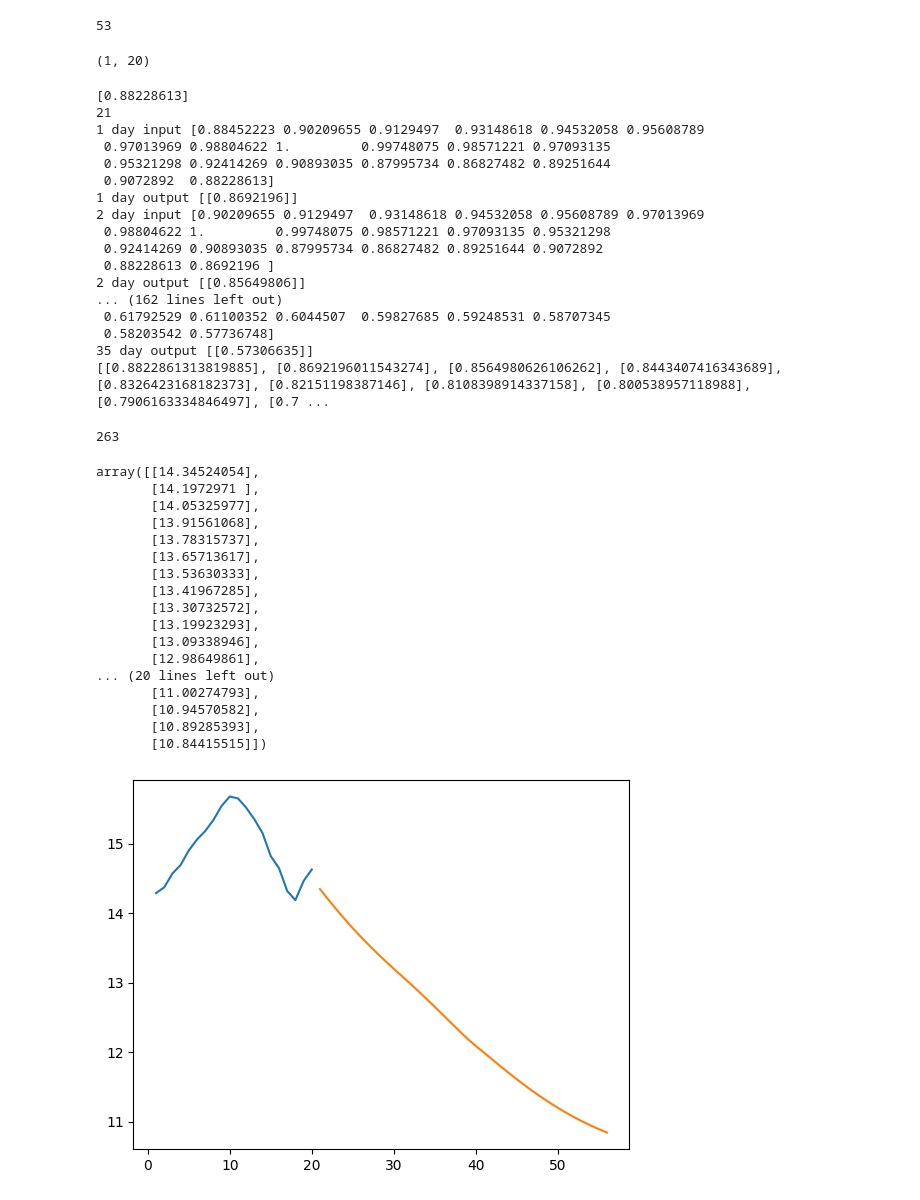
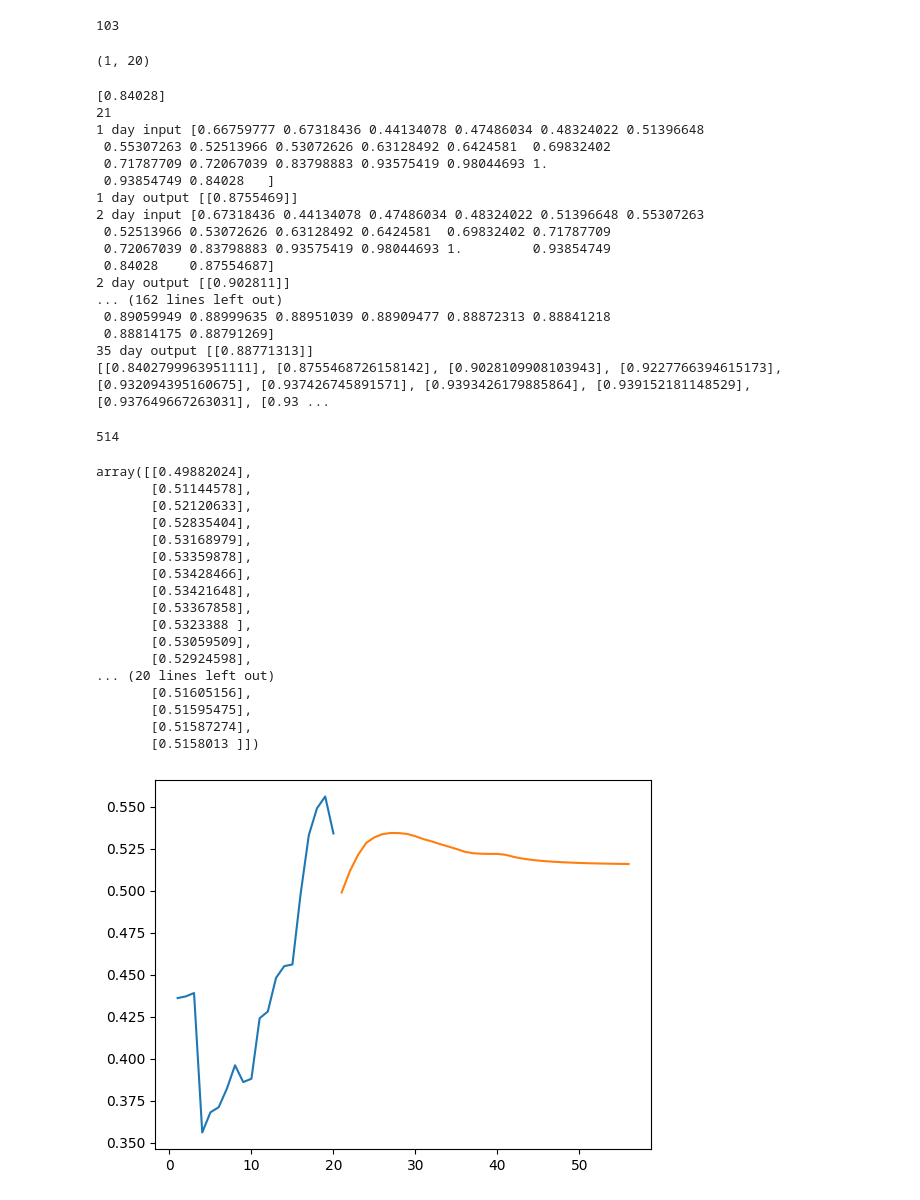
Before and after one commit to thanatpp/scrape_shopee, a Jupyter notebook: train_model/example_forecast.ipynb, the cells around one changed output. Cells and saved outputs as stored; diff of their text form; code cells hidden in the pictures.

```diff
--- a/train_model/example_forecast.ipynb
+++ b/train_model/example_forecast.ipynb
@@ -1,7 +1,7 @@
 # %%
 import pandas as pd
 # %%
-df = pd.read_csv('../data/data_soyben_month_1.csv')
+df = pd.read_csv('../data/flour_white_month.csv')
 df.head()
 # %% [output]
 |  | date | value |
@@ -135,9 +132,9 @@ plt.show()
 # %%
 len(test_data)
 # %% [output]
-53
+103
 # %%
-x_input=test_data[33:].reshape(1,-1)
+x_input=test_data[83:].reshape(1,-1)
 x_input.shape
 # %% [output]
 (1, 20)
@@ -178,23 +175,23 @@ while(i<36):
 
 print(lst_output)
 # %% [output]
-[0.88228613]
+[0.84028]
 21
-1 day input [0.88452223 0.90209655 0.9129497  0.93148618 0.94532058 0.95608789
- 0.97013969 0.98804622 1.         0.99748075 0.98571221 0.97093135
- 0.95321298 0.92414269 0.90893035 0.87995734 0.86827482 0.89251644
- 0.9072892  0.88228613]
-1 day output [[0.8692196]]
-2 day input [0.90209655 0.9129497  0.93148618 0.94532058 0.95608789 0.97013969
- 0.98804622 1.         0.99748075 0.98571221 0.97093135 0.95321298
- 0.92414269 0.90893035 0.87995734 0.86827482 0.89251644 0.9072892
- 0.88228613 0.8692196 ]
-2 day output [[0.85649806]]
+1 day input [0.66759777 0.67318436 0.44134078 0.47486034 0.48324022 0.51396648
+ 0.55307263 0.52513966 0.53072626 0.63128492 0.6424581  0.69832402
+ 0.71787709 0.72067039 0.83798883 0.93575419 0.98044693 1.
+ 0.93854749 0.84028   ]
+1 day output [[0.8755469]]
+2 day input [0.67318436 0.44134078 0.47486034 0.48324022 0.51396648 0.55307263
+ 0.52513966 0.53072626 0.63128492 0.6424581  0.69832402 0.71787709
+ 0.72067039 0.83798883 0.93575419 0.98044693 1.         0.93854749
+ 0.84028    0.87554687]
+2 day output [[0.902811]]
 ... (162 lines left out)
- 0.61792529 0.61100352 0.6044507  0.59827685 0.59248531 0.58707345
- 0.58203542 0.57736748]
-35 day output [[0.57306635]]
-[[0.8822861313819885], [0.8692196011543274], [0.8564980626106262], [0.8443407416343689], [0.8326423168182373], [0.82151198387146], [0.8108398914337158], [0.800538957118988], [0.7906163334846497], [0.7 ...
+ 0.89059949 0.88999635 0.88951039 0.88909477 0.88872313 0.88841218
+ 0.88814175 0.88791269]
+35 day output [[0.88771313]]
+[[0.8402799963951111], [0.8755468726158142], [0.9028109908103943], [0.9227766394615173], [0.932094395160675], [0.937426745891571], [0.9393426179885864], [0.939152181148529], [0.937649667263031], [0.93 ...
 # %%
 day_new=np.arange(1,21)
 day_pred=np.arange(21,57)
@@ -203,33 +200,33 @@ import matplotlib.pyplot as plt
 # %%
 len(df1)
 # %% [output]
-263
+514
 # %%
 scaler.inverse_transform(lst_output)
 # %% [output]
-array([[14.34524054],
-       [14.1972971 ],
-       [14.05325977],
-       [13.91561068],
-       [13.78315737],
-       [13.65713617],
-       [13.53630333],
-       [13.41967285],
-       [13.30732572],
-       [13.19923293],
-       [13.09338946],
-       [12.98649861],
+array([[0.49882024],
+       [0.51144578],
+       [0.52120633],
+       [0.52835404],
+       [0.53168979],
+       [0.53359878],
+       [0.53428466],
+       [0.53421648],
+       [0.53367858],
+       [0.5323388 ],
+       [0.53059509],
+       [0.52924598],
 ... (20 lines left out)
-       [11.00274793],
-       [10.94570582],
-       [10.89285393],
-       [10.84415515]])
+       [0.51605156],
+       [0.51595475],
+       [0.51587274],
+       [0.5158013 ]])
 # %%
-plt.plot(day_new,scaler.inverse_transform(df1[243:]))
+plt.plot(day_new,scaler.inverse_transform(df1[494:]))
 plt.plot(day_pred,scaler.inverse_transform(lst_output))
 plt.savefig('30daypredict.png')
 # %% [output]
-[figure, old version]
+[figure, new version]
 # %%
 df3=df1.tolist()
 df3.extend(lst_output)
```
Also changed, not shown: parts of 20 cells of this notebook, 3 other files.
